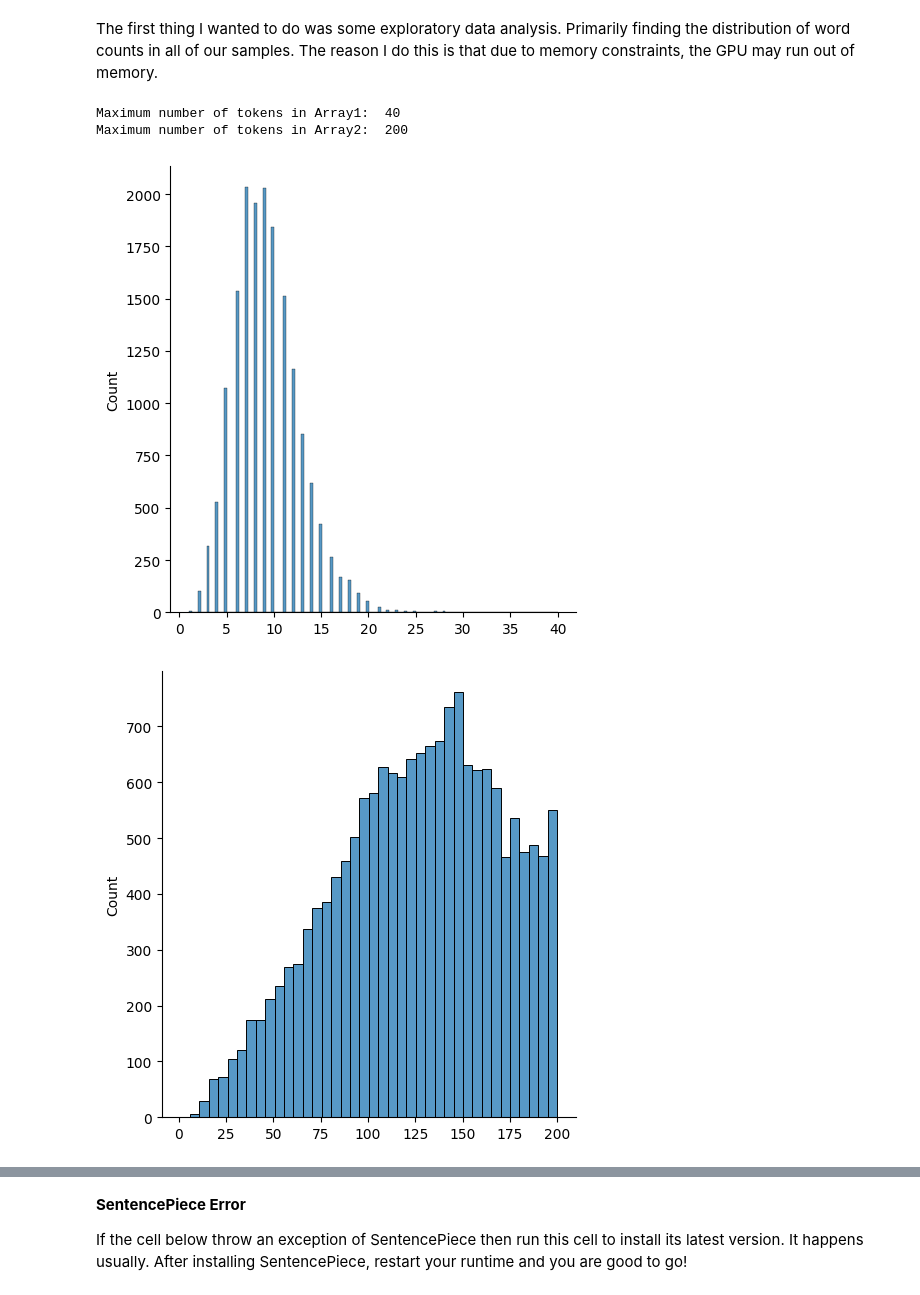
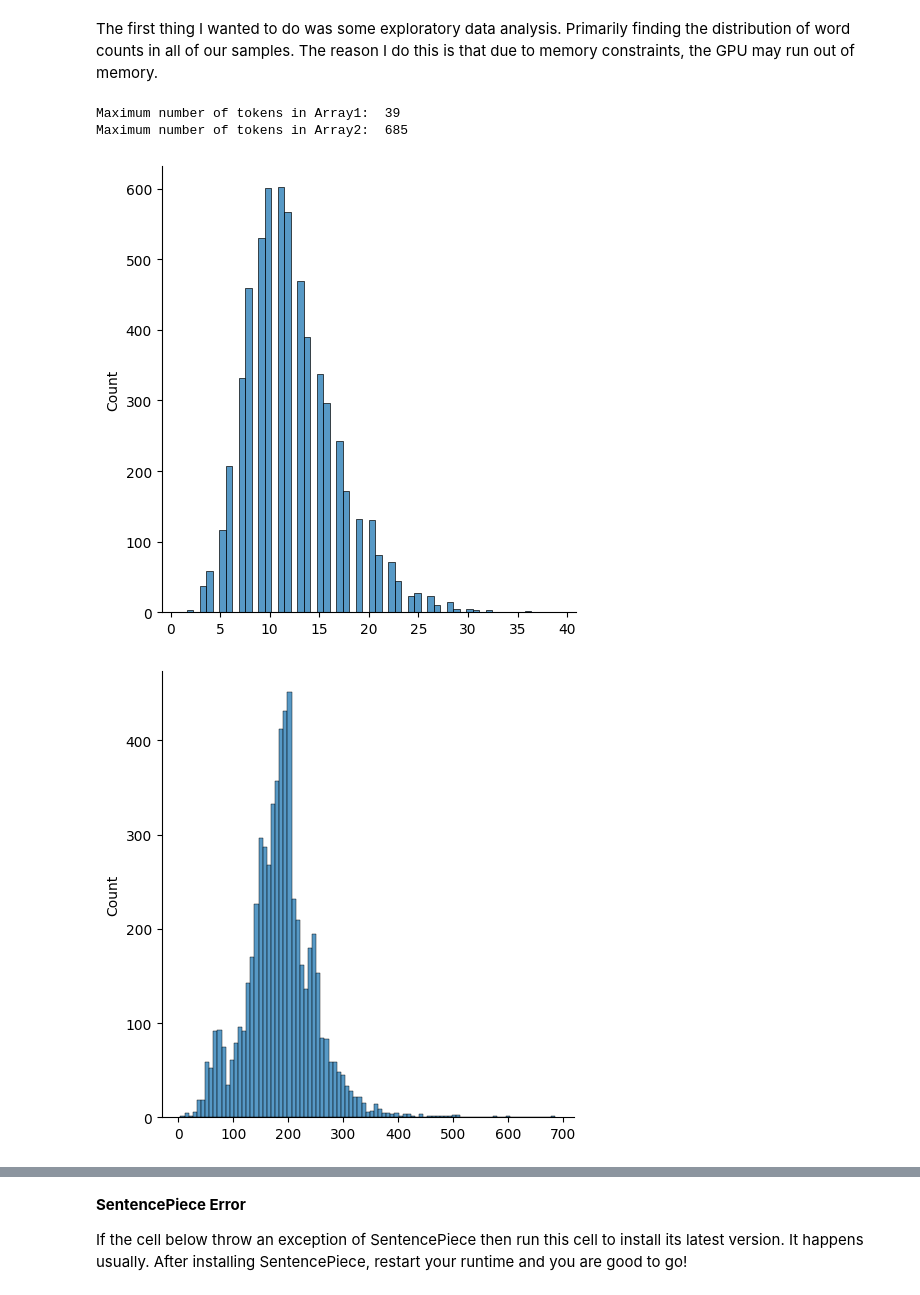
Before and after one commit to WaliMuhammadAhmad/T5-Abstract2Title, a Jupyter notebook: Abstract2Title_T5_Finetuning.ipynb, the cells around one changed output, grey strips where cells are left out. Cells and saved outputs as stored; diff of their text form; code cells hidden in the pictures.

Commit message:
Abstract2Title T5-base model finetunned on a new bigger dataset

```diff
--- a/Abstract2Title_T5_Finetuning.ipynb
+++ b/Abstract2Title_T5_Finetuning.ipynb
@@ -83,10 +138,9 @@ test_df.head()
 # %%
 # Here we drop the columns that don't pertain to our task at hand
 
-train_df.drop(columns=['ID','Computer Science', 'Physics', 'Mathematics',
-       'Statistics', 'Quantitative Biology', 'Quantitative Finance'], inplace=True)
+train_df.drop(columns=['uuid','author','Keywords','label'], inplace=True)
 
-test_df.drop(columns=['ID'], inplace=True)
+test_df.drop(columns=['uuid','author'], inplace=True)
 # %% [markdown]
 The first thing I wanted to do was some exploratory data analysis. Primarily finding the distribution of word counts in all of our samples. The reason I do this is that due to memory constraints, the GPU may run out of memory.
 # %%
@@ -128,12 +182,12 @@ def DisplayMaxTokens(arr1, arr2, show_distr = False, return_distr = False):
     if(return_distr == True):
         return seq1_LenArr, seq2_LenArr
 # %%
-title_arr = train_df['TITLE']
-abstract_arr = train_df['ABSTRACT']
+title_arr = train_df['title']
+abstract_arr = train_df['abstract']
 
 textlen_Arr, abstractlen_Arr = DisplayMaxTokens(title_arr, abstract_arr, show_distr=True, return_distr = True)
 # %% [output]
-Maximum number of tokens in Array1:  40
-Maximum number of tokens in Array2:  200
+Maximum number of tokens in Array1:  39
+Maximum number of tokens in Array2:  685
-[figure, old version]
+[figure, new version]
-[figure, old version]
+[figure, new version]
```
Also changed, not shown: parts of 21 cells of this notebook.
